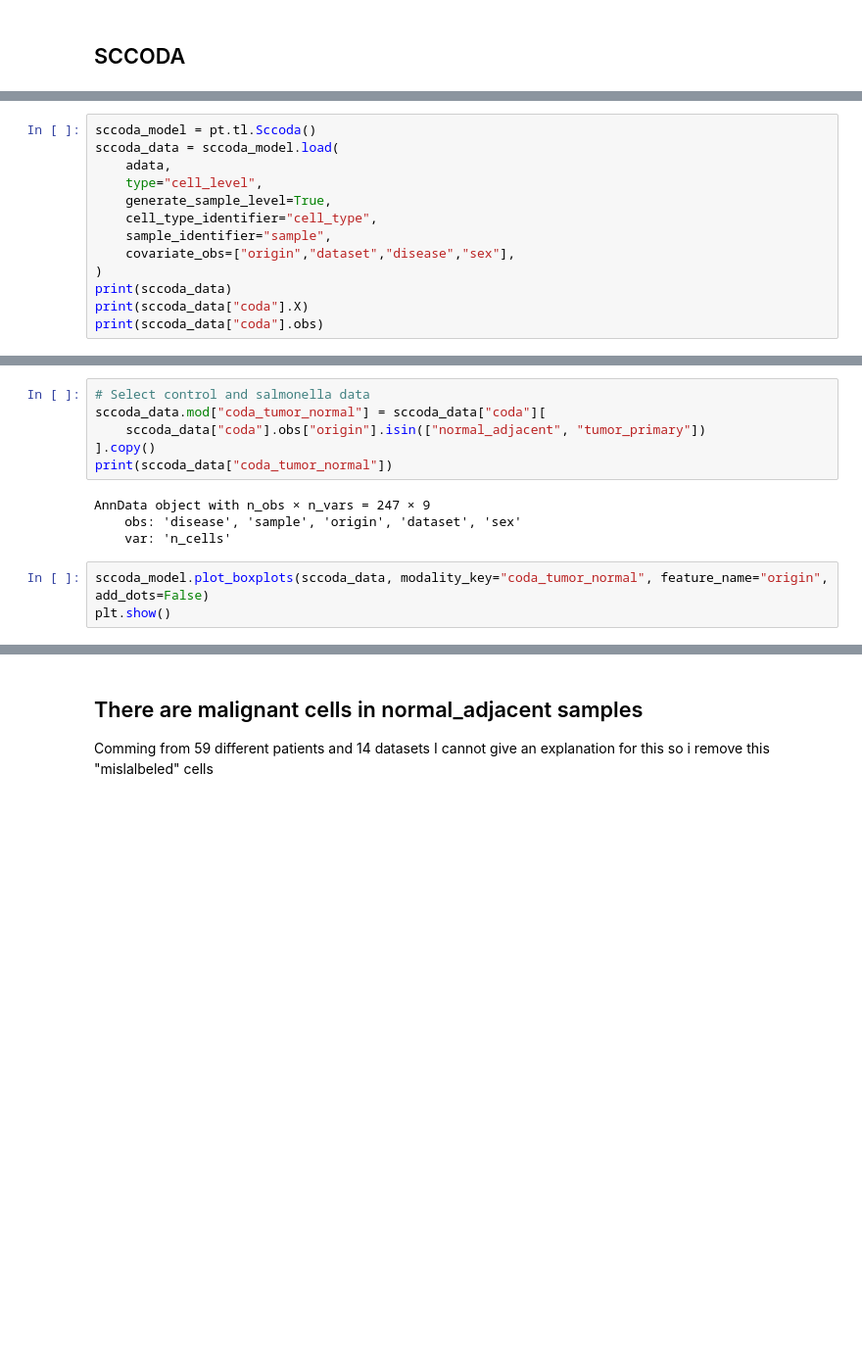
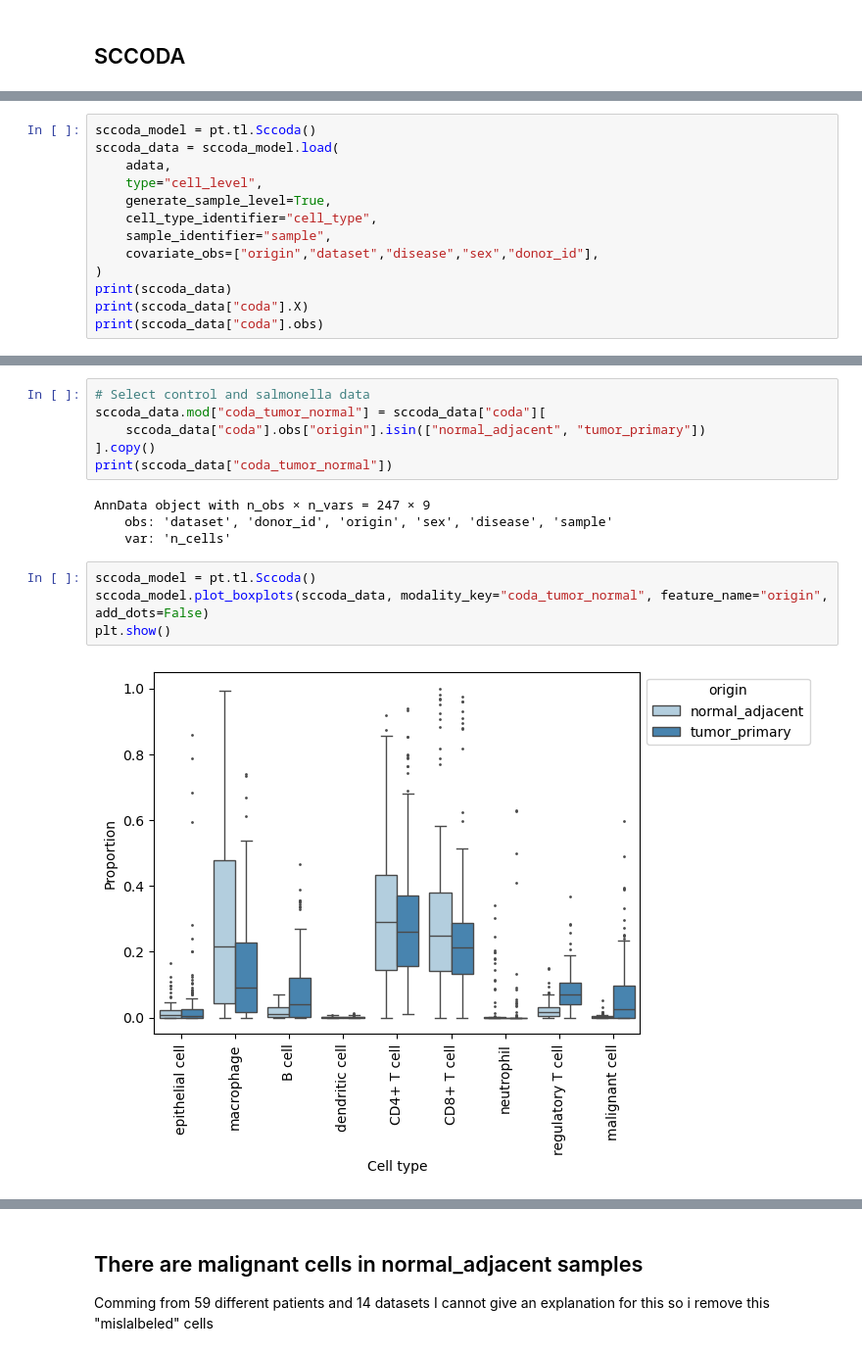
Before and after one commit to ErikaKvalem/NSCLC_gender_2023, a Jupyter notebook: 02-scripts/011_analysis_paired_remove_xy/11_sccoda_compositional_analysis.ipynb, the cells around one changed output, grey strips where cells are left out. Shown at 98% size. Drawn from its saved outputs; the diff is of its cells as text; blank space fills up the shorter version.

```diff
--- a/02-scripts/011_analysis_paired_remove_xy/11_sccoda_compositional_analysis.ipynb
+++ b/02-scripts/011_analysis_paired_remove_xy/11_sccoda_compositional_analysis.ipynb
@@ -64,7 +64,7 @@ sccoda_data = sccoda_model.load(
     generate_sample_level=True,
     cell_type_identifier="cell_type",
     sample_identifier="sample",
-    covariate_obs=["origin","dataset","disease","sex"],
+    covariate_obs=["origin","dataset","disease","sex","donor_id"],
 )
 print(sccoda_data)
 print(sccoda_data["coda"].X)
@@ -95,8 +95,11 @@ sccoda_data.mod["coda_tumor_normal"] = sccoda_data["coda"][
 print(sccoda_data["coda_tumor_normal"])
 # %% [output]
 AnnData object with n_obs × n_vars = 247 × 9
-    obs: 'disease', 'sample', 'origin', 'dataset', 'sex'
+    obs: 'dataset', 'donor_id', 'origin', 'sex', 'disease', 'sample'
     var: 'n_cells'
 # %%
+sccoda_model = pt.tl.Sccoda()
 sccoda_model.plot_boxplots(sccoda_data, modality_key="coda_tumor_normal", feature_name="origin", add_dots=False)
 plt.show()
+# %% [output]
+[figure, added]
```
Also changed, not shown: parts of 16 cells of this notebook, 1 other file.
